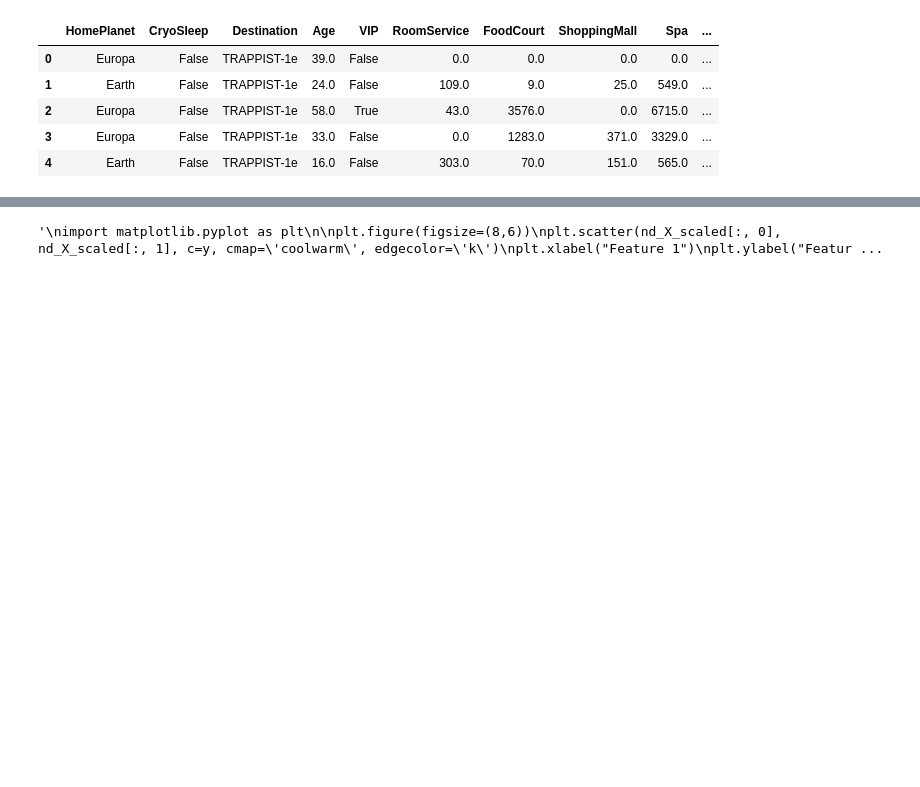
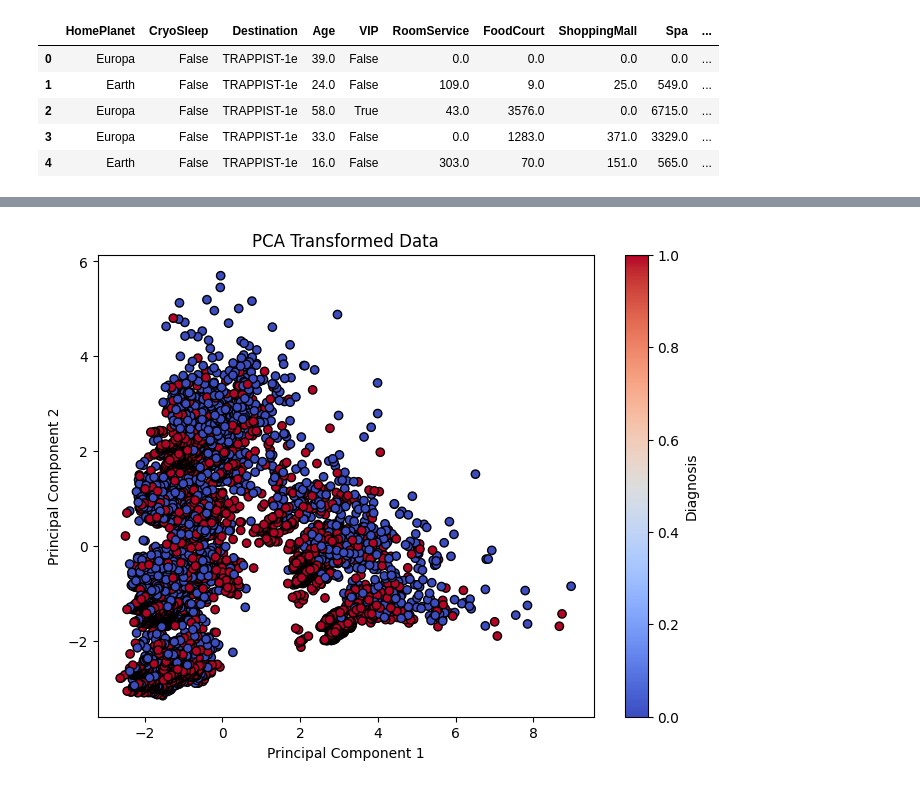
Before and after one commit to roccosalazar/Spaceship-Titanic-MLProject, a Jupyter notebook: spaceship-titanic-project.ipynb, the cells around one changed output, grey strips where cells are left out. Saved outputs shown, nothing was run; the diff lists cells and outputs as text; code cells hidden in the pictures; blank space fills up the shorter version.

```diff
--- a/spaceship-titanic-project.ipynb
+++ b/spaceship-titanic-project.ipynb
@@ -46,12 +45,13 @@ X.head()
 percentuali_nan = X.isnull().sum()/len(X)*100
 print(percentuali_nan)
 
+# Gestione dei valori mancanti:
+X.dropna(inplace=True) # Remove rows
+y = X["Transported"]
+
 features = ["HomePlanet","CryoSleep","Destination","Age","VIP","RoomService","FoodCourt","ShoppingMall","Spa","VRDeck","Deck","Num","Side"]
 X = X[features]
 X = pd.get_dummies(X,columns=["HomePlanet","Destination","Deck","Side"])
-
-# Gestione dei valori mancanti:
-X.dropna(inplace=True) # Remove rows
 # %% [output]
 HomePlanet      2.312205
 CryoSleep       2.496261
@@ -103,23 +104,13 @@ Cumulative: [0.14894334 0.25074453]
 # %%
 # Plot della PCA:
-"""
 import matplotlib.pyplot as plt
-
-plt.figure(figsize=(8,6))
-plt.scatter(nd_X_scaled[:, 0], nd_X_scaled[:, 1], c=y, cmap='coolwarm', edgecolor='k')
-plt.xlabel("Feature 1")
-plt.ylabel("Feature 2")
-plt.title("Original Data (First Two Features)")
-plt.colorbar(label="Diagnosis")
-plt.show()
 
 plt.figure(figsize=(8,6))
 plt.scatter(X_pca[:, 0], X_pca[:, 1], c=y, cmap='coolwarm', edgecolor='k')
 plt.xlabel("Principal Component 1")
 plt.ylabel("Principal Component 2")
 plt.title("PCA Transformed Data")
 plt.colorbar(label="Diagnosis")
 plt.show()
-"""
 # %% [output]
-'\nimport matplotlib.pyplot as plt\n\nplt.figure(figsize=(8,6))\nplt.scatter(nd_X_scaled[:, 0], nd_X_scaled[:, 1], c=y, cmap=\'coolwarm\', edgecolor=\'k\')\nplt.xlabel("Feature 1")\nplt.ylabel("Featur ...
+[figure, added]
```
Also changed, not shown: parts of 4 cells of this notebook.
